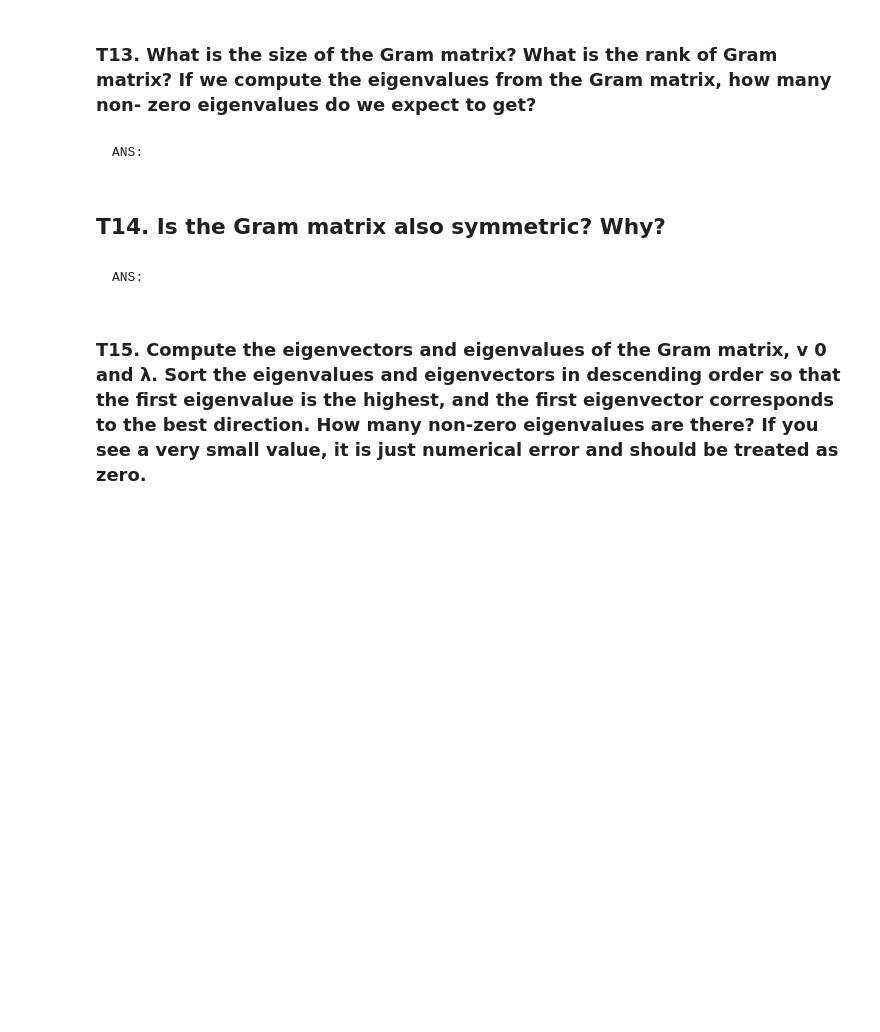
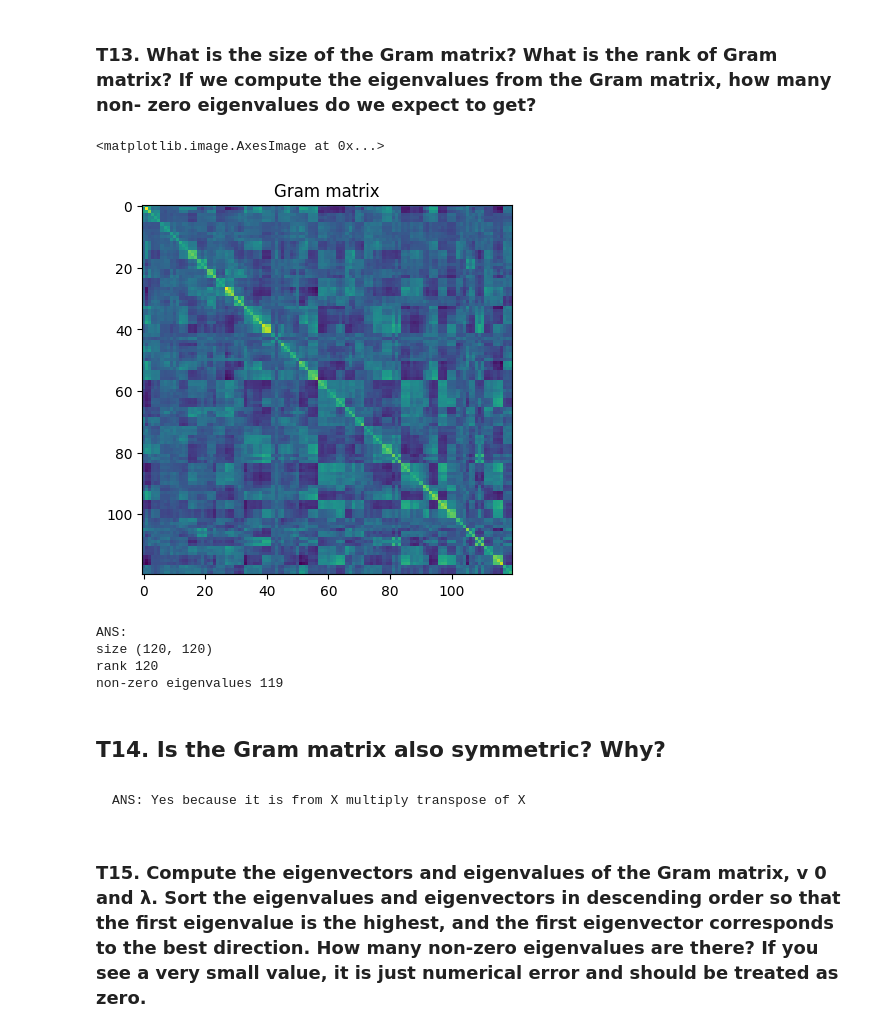
Before and after one commit to Nacnano/my-chula-courses, a Jupyter notebook: 2110573-patt-recog/HW3/HW3_Fisherfaces(student).ipynb, the cells around one changed output. Saved outputs shown, nothing was run; the diff lists cells and outputs as text; code cells hidden in the pictures; blank space fills up the shorter version.

```diff
--- a/2110573-patt-recog/HW3/HW3_Fisherfaces(student).ipynb
+++ b/2110573-patt-recog/HW3/HW3_Fisherfaces(student).ipynb
@@ -480,11 +514,28 @@ gram_matrix = ...
+# %%
+# TODO: Compute gram matrix.
+gram_matrix = np.matmul(T-meanface, (T-meanface).T)
+
+plt.title(f'Gram matrix')
+plt.imshow(gram_matrix)
+# %% [output]
+<matplotlib.image.AxesImage at 0x...>
+[figure, added]
 # %%
 # TODO: Show size and rank of Gram matrix.
+
+print("ANS:")
+print("size", gram_matrix.shape)
+print("rank", gram_matrix.shape[0])
+print("non-zero eigenvalues", gram_matrix.shape[0]-1)
+# %% [output]
+ANS:
+size (120, 120)
+rank 120
+non-zero eigenvalues 119
-# %% [markdown]
-    ANS:
 # %% [markdown]
 ## T14. Is the Gram matrix also symmetric? Why?
-# %% [markdown]
-    ANS:
+# %% [markdown]
+    ANS: Yes because it is from X multiply transpose of X
 # %% [markdown]
 ### T15. Compute the eigenvectors and eigenvalues of the Gram matrix, v 0 and λ. Sort the eigenvalues and eigenvectors in descending order so that the first eigenvalue is the highest, and the first eigenvector corresponds to the best direction. How many non-zero eigenvalues are there? If you see a very small value, it is just numerical error and should be treated as zero.
 # %%
```
Also changed, not shown: parts of 34 cells of this notebook.
